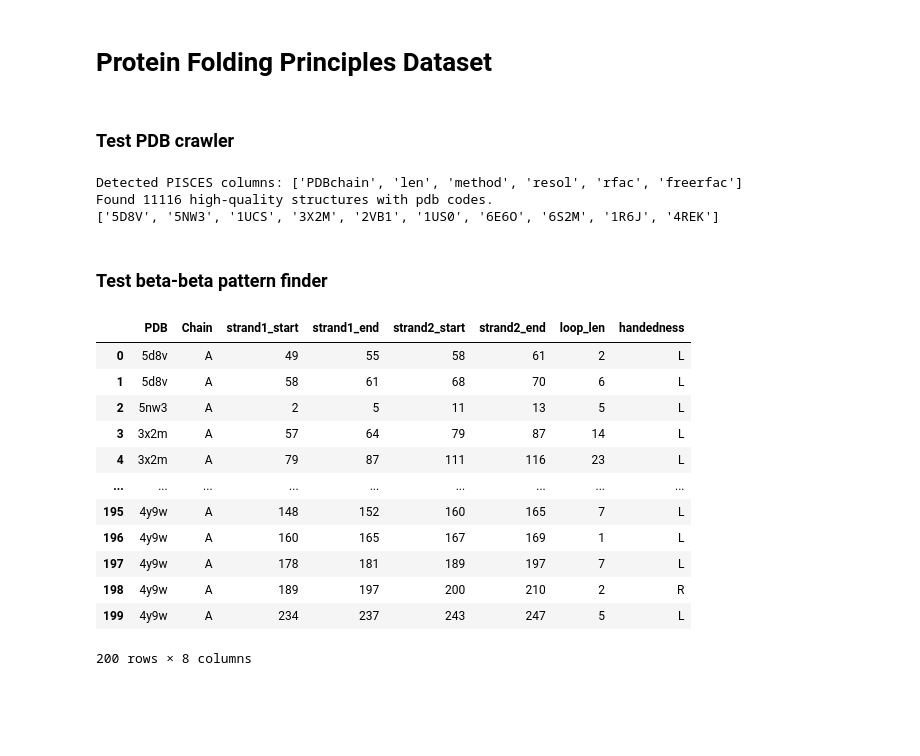
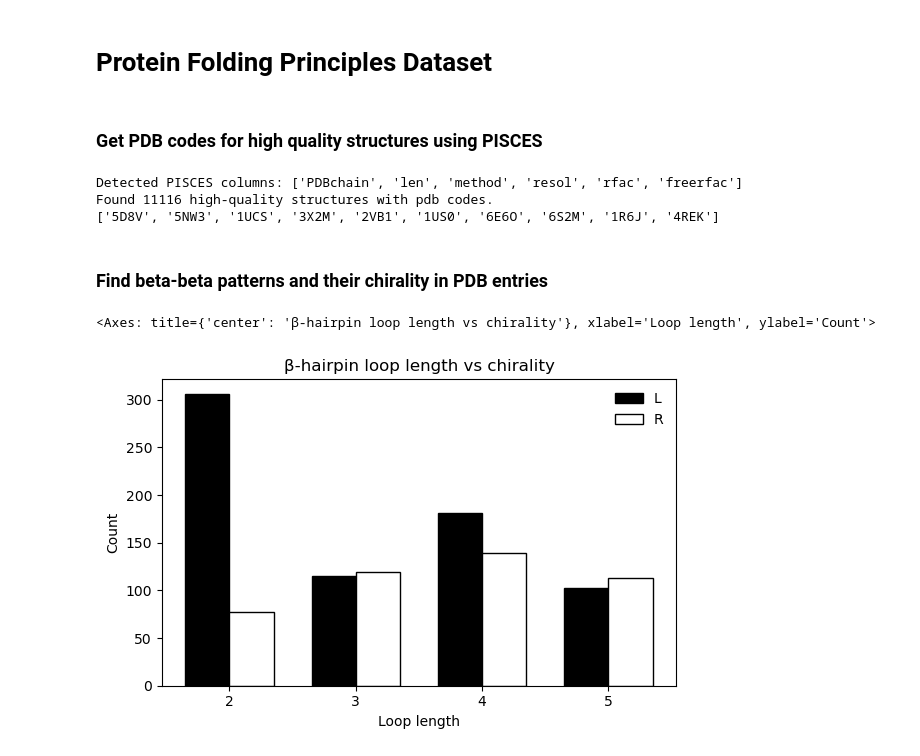
Before and after one commit to stefanhuber1993/folding-principles-dataset, a Jupyter notebook: notebooks/test_pipeline_parts.ipynb, the cells around one changed output. Saved outputs shown, nothing was run; the diff lists cells and outputs as text; code cells hidden in the pictures; blank space fills up the shorter version.

Commit message:
Added backbone and accurate b-b motif search

```diff
--- a/notebooks/test_pipeline_parts.ipynb
+++ b/notebooks/test_pipeline_parts.ipynb
@@ -10,7 +19,7 @@ if project_root not in sys.path:
 %load_ext autoreload
 %autoreload 2
 # %% [markdown]
-### Test PDB crawler
+### Get PDB codes for high quality structures using PISCES
 # %%
 from dataset.pisces import fetch_pisces_table, get_filtered_pdb_codes
 
@@ -26,22 +35,25 @@ Detected PISCES columns: ['PDBchain', 'len', 'method', 'resol', 'rfac', 'freerfa
 Found 11116 high-quality structures with pdb codes.
 ['5D8V', '5NW3', '1UCS', '3X2M', '2VB1', '1US0', '6E6O', '6S2M', '1R6J', '4REK']
 # %% [markdown]
-### Test beta-beta pattern finder
+### Find beta-beta patterns and their chirality in PDB entries
 # %%
 from dataset.io_utils import fetch_mmcif_file, run_dssp_on_mmcif
-from dataset.motif_logic import detect_hairpins_and_chirality
+from dataset.motif_logic import detect_hairpins_and_chirality, detect_hairpins_and_chirality_backbone
 import pandas as pd
 import os
 
 #pdb_ids = ["8GBS", "7R1C"]
-pdb_ids = pdb_ids[0:100]#["8GBS", "7R1C"]
+pdb_ids = pdb_ids[0:2000]
 results = []
 
 for pdb_id in pdb_ids:
     pdb_path = fetch_mmcif_file(pdb_id)
     try:
         model, dssp_df = run_dssp_on_mmcif(pdb_path, dssp_exe="/opt/anaconda3/envs/folding-dssp/bin/mkdssp")
-        hp_df = detect_hairpins_and_chirality(model, dssp_df)
+        if dssp_df is None:
+            print(f"DSSP failed for {pdb_id}. Skipping.")
+            continue
+        hp_df = detect_hairpins_and_chirality_backbone(model, dssp_df)
         results.append(hp_df)
     finally:
         # Always remove the file, even if DSSP or parsing fails
@@ -49,18 +61,11 @@ for pdb_id in pdb_ids:
             os.remove(pdb_path)
 
 all_hairpins = pd.concat(results, ignore_index=True)
-all_hairpins.head(200)
+all_hairpins.head(10)
-# %% [output]
-|  | PDB | Chain | strand1_start | strand1_end | strand2_start | strand2_end | loop_len | handedness |
-| 0 | 5d8v | A | 49 | 55 | 58 | 61 | 2 | L |
-| 1 | 5d8v | A | 58 | 61 | 68 | 70 | 6 | L |
-| 2 | 5nw3 | A | 2 | 5 | 11 | 13 | 5 | L |
-| 3 | 3x2m | A | 57 | 64 | 79 | 87 | 14 | L |
-| 4 | 3x2m | A | 79 | 87 | 111 | 116 | 23 | L |
-| ... | ... | ... | ... | ... | ... | ... | ... | ... |
-| 195 | 4y9w | A | 148 | 152 | 160 | 165 | 7 | L |
-| 196 | 4y9w | A | 160 | 165 | 167 | 169 | 1 | L |
-| 197 | 4y9w | A | 178 | 181 | 189 | 197 | 7 | L |
-| 198 | 4y9w | A | 189 | 197 | 200 | 210 | 2 | R |
-| 199 | 4y9w | A | 234 | 237 | 243 | 247 | 5 | L |
-200 rows × 8 columns
+# %%
+from dataset.plots import plot_loop_length_chirality
+
+plot_loop_length_chirality(all_hairpins)      # uses default loop lengths 2‑5
+# %% [output]
+<Axes: title={'center': 'β‑hairpin loop length vs chirality'}, xlabel='Loop length', ylabel='Count'>
+[figure, added]
```
Also changed, not shown: parts of 5 cells of this notebook, 7 other files.
